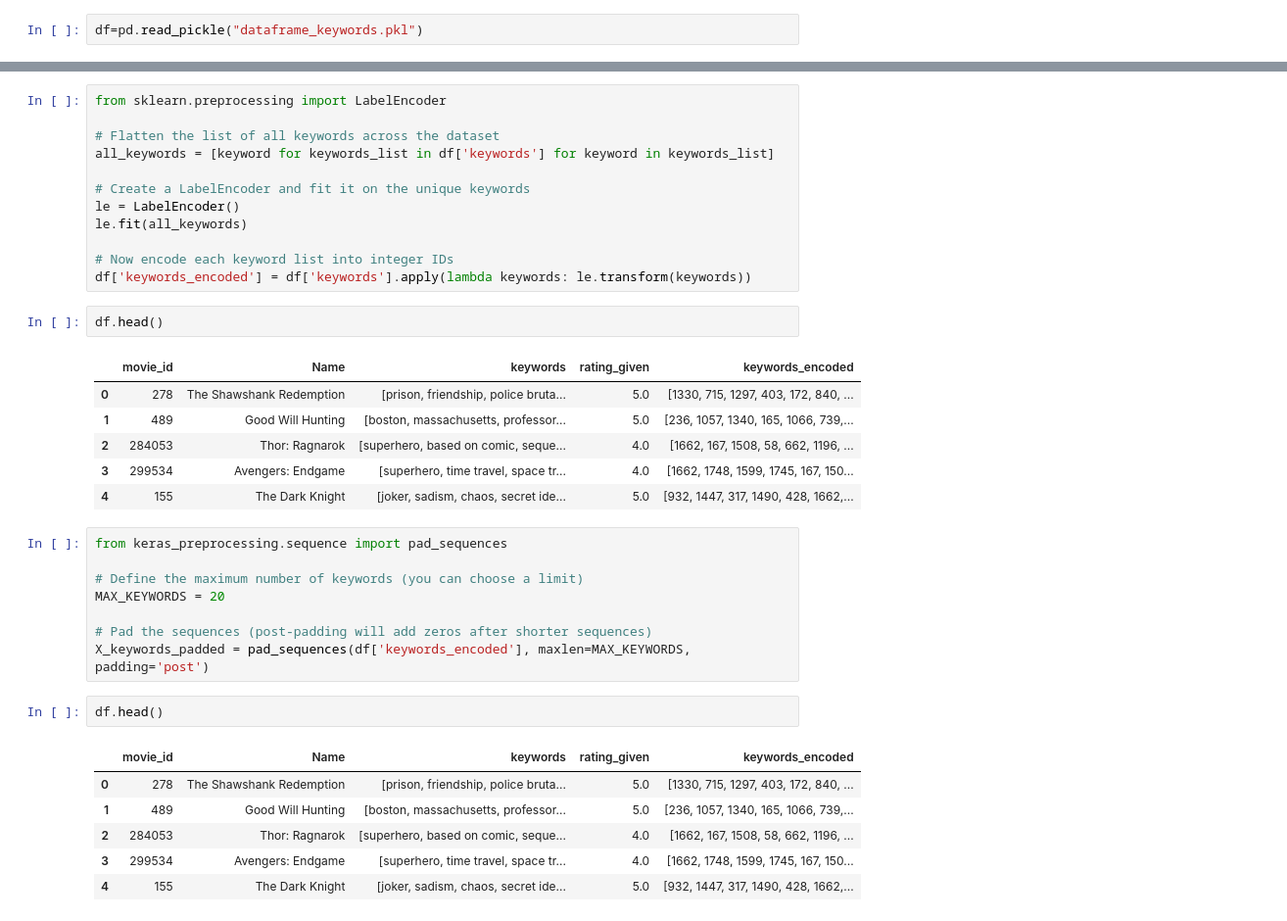
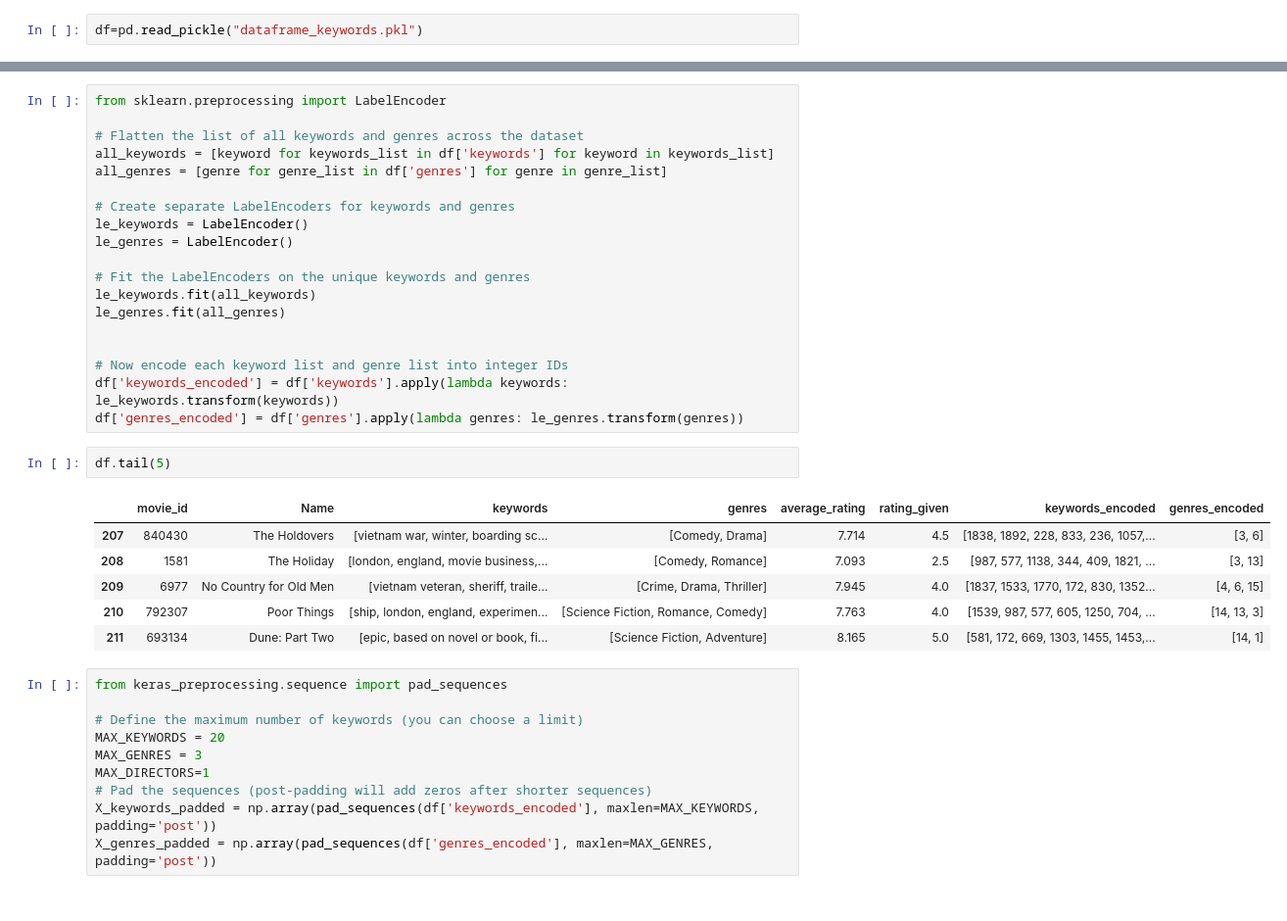
Before and after one commit to Fatha27/movie-keywords-embeddings, a Jupyter notebook: embeddings.ipynb, the cells around one changed output, grey strips where cells are left out. Shown: that part at 98% size. Drawn from its saved outputs; the diff is of its cells as text.

```diff
--- a/embeddings.ipynb
+++ b/embeddings.ipynb
@@ -39,41 +39,41 @@ df['keywords'] = df['keywords'].apply(lambda x: x.split(', '))
 # %%
 from sklearn.preprocessing import LabelEncoder
 
-# Flatten the list of all keywords across the dataset
+# Flatten the list of all keywords and genres across the dataset
 all_keywords = [keyword for keywords_list in df['keywords'] for keyword in keywords_list]
+all_genres = [genre for genre_list in df['genres'] for genre in genre_list]
 
-# Create a LabelEncoder and fit it on the unique keywords
-le = LabelEncoder()
-le.fit(all_keywords)
+# Create separate LabelEncoders for keywords and genres
+le_keywords = LabelEncoder()
+le_genres = LabelEncoder()
 
-# Now encode each keyword list into integer IDs
-df['keywords_encoded'] = df['keywords'].apply(lambda keywords: le.transform(keywords))
+# Fit the LabelEncoders on the unique keywords and genres
+le_keywords.fit(all_keywords)
+le_genres.fit(all_genres)
+
+
+# Now encode each keyword list and genre list into integer IDs
+df['keywords_encoded'] = df['keywords'].apply(lambda keywords: le_keywords.transform(keywords))
+df['genres_encoded'] = df['genres'].apply(lambda genres: le_genres.transform(genres))
-# %%
-df.head()
-# %% [output]
-|  | movie_id | Name | keywords | rating_given | keywords_encoded |
-| 0 | 278 | The Shawshank Redemption | [prison, friendship, police bruta... | 5.0 | [1330, 715, 1297, 403, 172, 840, ... |
-| 1 | 489 | Good Will Hunting | [boston, massachusetts, professor... | 5.0 | [236, 1057, 1340, 165, 1066, 739,... |
-| 2 | 284053 | Thor: Ragnarok | [superhero, based on comic, seque... | 4.0 | [1662, 167, 1508, 58, 662, 1196, ... |
-| 3 | 299534 | Avengers: Endgame | [superhero, time travel, space tr... | 4.0 | [1662, 1748, 1599, 1745, 167, 150... |
-| 4 | 155 | The Dark Knight | [joker, sadism, chaos, secret ide... | 5.0 | [932, 1447, 317, 1490, 428, 1662,... |
+# %%
+df.tail(5)
+# %% [output]
+|  | movie_id | Name | keywords | genres | average_rating | rating_given | keywords_encoded | genres_encoded |
+| 207 | 840430 | The Holdovers | [vietnam war, winter, boarding sc... | [Comedy, Drama] | 7.714 | 4.5 | [1838, 1892, 228, 833, 236, 1057,... | [3, 6] |
+| 208 | 1581 | The Holiday | [london, england, movie business,... | [Comedy, Romance] | 7.093 | 2.5 | [987, 577, 1138, 344, 409, 1821, ... | [3, 13] |
+| 209 | 6977 | No Country for Old Men | [vietnam veteran, sheriff, traile... | [Crime, Drama, Thriller] | 7.945 | 4.0 | [1837, 1533, 1770, 172, 830, 1352... | [4, 6, 15] |
+| 210 | 792307 | Poor Things | [ship, london, england, experimen... | [Science Fiction, Romance, Comedy] | 7.763 | 4.0 | [1539, 987, 577, 605, 1250, 704, ... | [14, 13, 3] |
+| 211 | 693134 | Dune: Part Two | [epic, based on novel or book, fi... | [Science Fiction, Adventure] | 8.165 | 5.0 | [581, 172, 669, 1303, 1455, 1453,... | [14, 1] |
 # %%
 from keras_preprocessing.sequence import pad_sequences
 
 # Define the maximum number of keywords (you can choose a limit)
 MAX_KEYWORDS = 20
-
+MAX_GENRES = 3
+MAX_DIRECTORS=1
 # Pad the sequences (post-padding will add zeros after shorter sequences)
-X_keywords_padded = pad_sequences(df['keywords_encoded'], maxlen=MAX_KEYWORDS, padding='post')
+X_keywords_padded = np.array(pad_sequences(df['keywords_encoded'], maxlen=MAX_KEYWORDS, padding='post'))
+X_genres_padded = np.array(pad_sequences(df['genres_encoded'], maxlen=MAX_GENRES, padding='post'))
-# %%
-df.head()
-# %% [output]
-|  | movie_id | Name | keywords | rating_given | keywords_encoded |
-| 0 | 278 | The Shawshank Redemption | [prison, friendship, police bruta... | 5.0 | [1330, 715, 1297, 403, 172, 840, ... |
-| 1 | 489 | Good Will Hunting | [boston, massachusetts, professor... | 5.0 | [236, 1057, 1340, 165, 1066, 739,... |
-| 2 | 284053 | Thor: Ragnarok | [superhero, based on comic, seque... | 4.0 | [1662, 167, 1508, 58, 662, 1196, ... |
-| 3 | 299534 | Avengers: Endgame | [superhero, time travel, space tr... | 4.0 | [1662, 1748, 1599, 1745, 167, 150... |
-| 4 | 155 | The Dark Knight | [joker, sadism, chaos, secret ide... | 5.0 | [932, 1447, 317, 1490, 428, 1662,... |
 # %%
 df.info()
 # %% [output]
```
Also changed, not shown: parts of 23 cells of this notebook.
